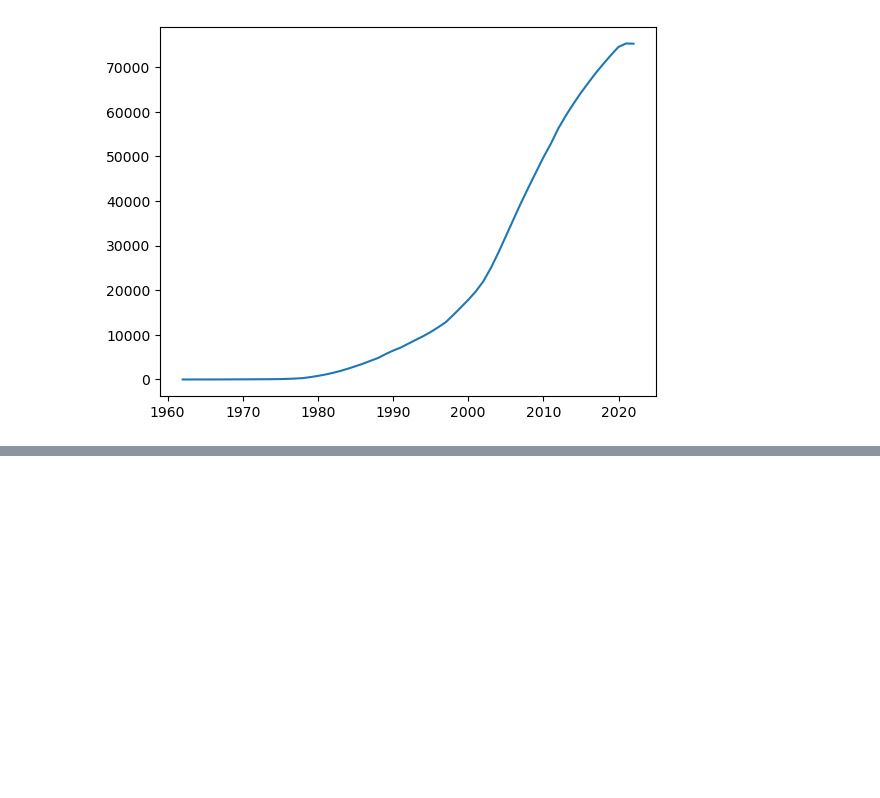
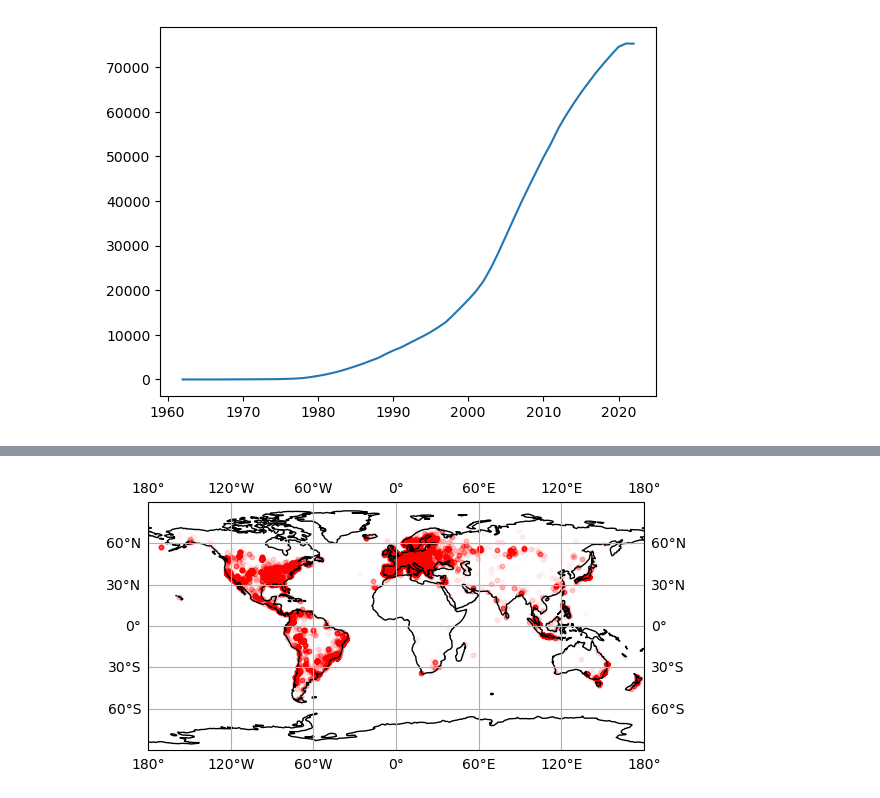
Before and after one commit to theta-lin/stats_102_final, a Jupyter notebook: bands_basic.ipynb, the cells around one changed output, grey strips where cells are left out. Saved outputs shown, nothing was run; the diff lists cells and outputs as text; code cells hidden in the pictures; blank space fills up the shorter version.

Commit message:
Add comments to clustering; Move basic spatiotemporal code to bands_basic.ipynb

```diff
--- a/bands_basic.ipynb
+++ b/bands_basic.ipynb
@@ -250,0 +265,6 @@ plt.plot(count.keys(), count.values())
+# %%
+cities = pd.read_csv('data/worldcitiespop.csv', dtype={'Region': 'str'})
+cities = cities.drop(['AccentCity', 'Region', 'Population'], axis=1)
+cities = cities.rename({'Country': 'code', 'City': 'city', 'Latitude': 'lat', 'Longitude': 'lon'}, axis = 1)
+cities['code'] = cities['code'].str.upper()
+cities
@@ -250,0 +285,5 @@ plt.plot(count.keys(), count.values())
+# %%
+codes = pd.read_csv('data/wikipedia-iso-country-codes.csv')
+codes = codes.drop(['Alpha-3 code', 'Numeric code', 'ISO 3166-2'], axis=1)
+codes = codes.rename({'English short name lower case': 'country', 'Alpha-2 code': 'code'}, axis=1)
+codes
@@ -250,0 +304,4 @@ plt.plot(count.keys(), count.values())
+# %%
+cities = pd.merge(cities, codes, on='code').drop('code', axis=1)
+cities = cities.loc[cities.drop(['lat', 'lon'], axis=1).drop_duplicates().index].reset_index(drop='True')
+cities
@@ -250,0 +322,4 @@ plt.plot(count.keys(), count.values())
+# %%
+bands_st = pd.merge(bands_st, cities, on=['country', 'city'])
+bands_st.to_csv('data/ma_bands_st.csv')
+bands_st
@@ -250,0 +340,13 @@ plt.plot(count.keys(), count.values())
+# %%
+import cartopy.crs as ccrs
+import cartopy.feature as cf
+proj = ccrs.PlateCarree()
+ax = plt.axes(projection=proj)
+
+ax.scatter(bands_st.loc[:, 'lon'], bands_st.loc[:, 'lat'], marker='o', s=10, color="r", alpha=0.01,
+           transform=proj)
+ax.coastlines()
+ax.set_extent([-180, 180, -90, 90])
+ax.gridlines(draw_labels=True);
+# %% [output]
+[figure, added]
```
Also changed, not shown: parts of 19 cells of this notebook, 1 other file.
